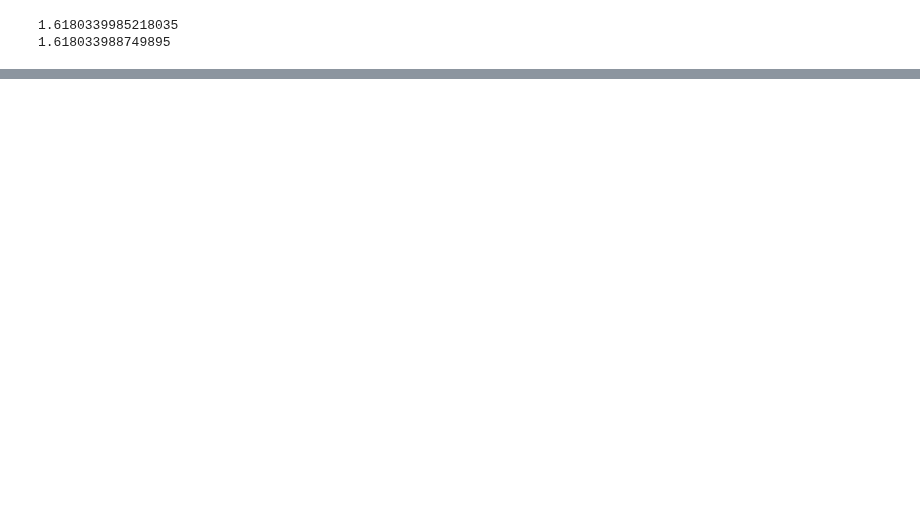
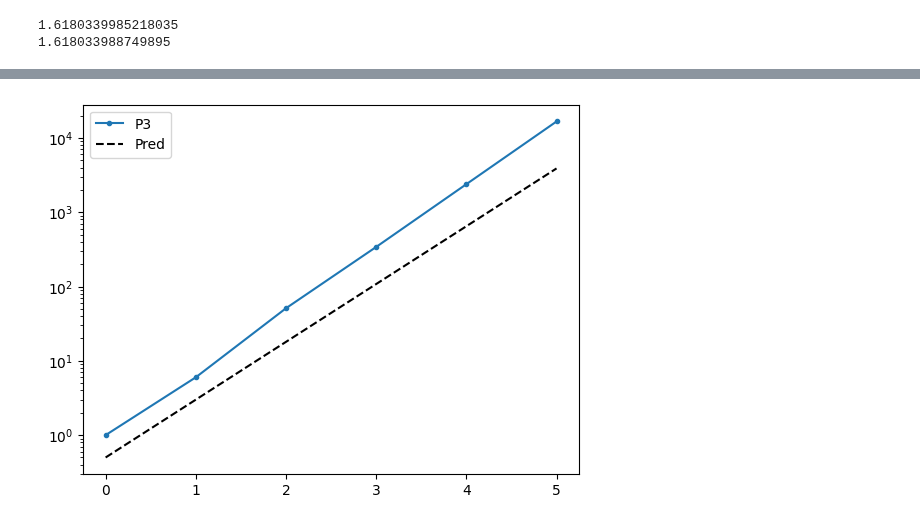
Before and after one commit to nj-vs-vh/funbin, a Jupyter notebook: scripts/penrose_subdivision.ipynb, the cells around one changed output, grey strips where cells are left out. Drawn from its saved outputs; the diff is of its cells as text; code cells hidden in the pictures; blank space fills up the shorter version.

```diff
--- a/scripts/penrose_subdivision.ipynb
+++ b/scripts/penrose_subdivision.ipynb
@@ -69,0 +111,19 @@ ax.set_yscale("log")
+# %%
+fig, ax = plt.subplots()
+
+maxiter = 5
+
+data = []
+for iters in range(maxiter + 1):
+    tl = run_defaltion(tiles=pent1, iterations=iters)
+    data.append((iters, len(tl)))
+
+ax.plot(*np.array(data).T, label=kind, marker=".", linestyle="-")
+
+iters_grid = np.linspace(0, maxiter)
+ax.plot(iters_grid, 0.5 * 6**iters_grid, linestyle="--", color="k", label="Pred")
+
+ax.legend()
+ax.set_yscale("log")
+# %% [output]
+[figure, added]
```
Also changed, not shown: parts of 8 cells of this notebook, 10 other files.
